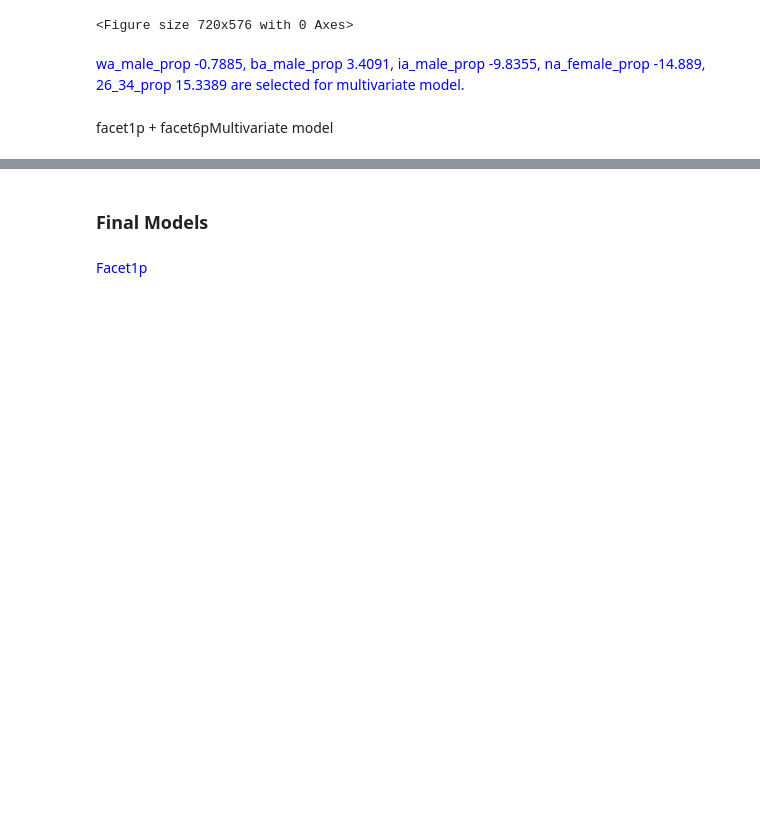
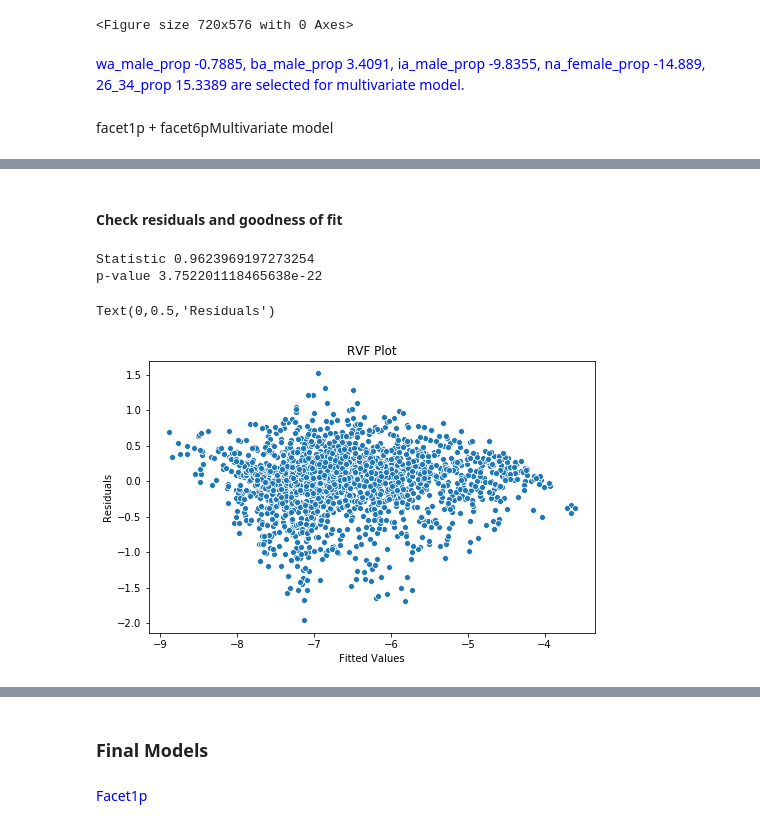
Before and after one commit to junhuayang/Covid19-Twitter-Analysis, a Jupyter notebook: daily_facetp_experiment.ipynb, the cells around one changed output, grey strips where cells are left out. Saved outputs shown, nothing was run; the diff lists cells and outputs as text; code cells hidden in the pictures; blank space fills up the shorter version.

```diff
--- a/daily_facetp_experiment.ipynb
+++ b/daily_facetp_experiment.ipynb
@@ -446,0 +706,3 @@ Warnings:
+# %%
+model = smf.mixedlm("log_case_rate ~ mobility_dri + weighted_sum_v2", dfinal, groups= "statename").fit()
+model.summary()
@@ -446,0 +721,2 @@ Warnings:
+# %% [markdown]
+#### Check residuals and goodness of fit
@@ -446,0 +737,21 @@ Warnings:
+# %%
+labels = ["Statistic", "p-value"]
+
+norm_res = stats.shapiro(model.resid)
+
+for key, val in dict(zip(labels, norm_res)).items():
+    print(key, val)
+# %% [output]
+Statistic 0.9623969197273254
+p-value 3.752201118465638e-22
+# %%
+fig = plt.figure(figsize = (8, 5))
+
+ax = sns.scatterplot(y = model.resid, x = model.fittedvalues)
+
+ax.set_title("RVF Plot")
+ax.set_xlabel("Fitted Values")
+ax.set_ylabel("Residuals")
+# %% [output]
+Text(0,0.5,'Residuals')
+[figure, added]
```
Also changed, not shown: parts of 57 cells of this notebook.
